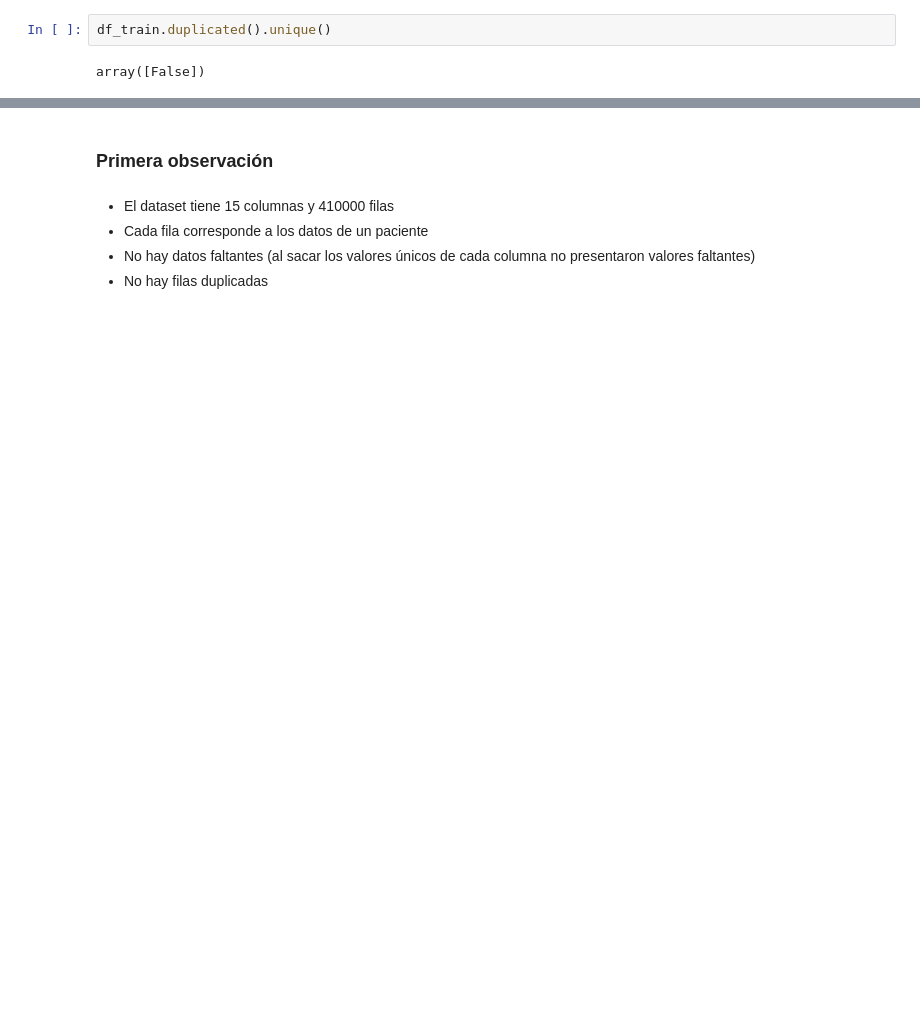
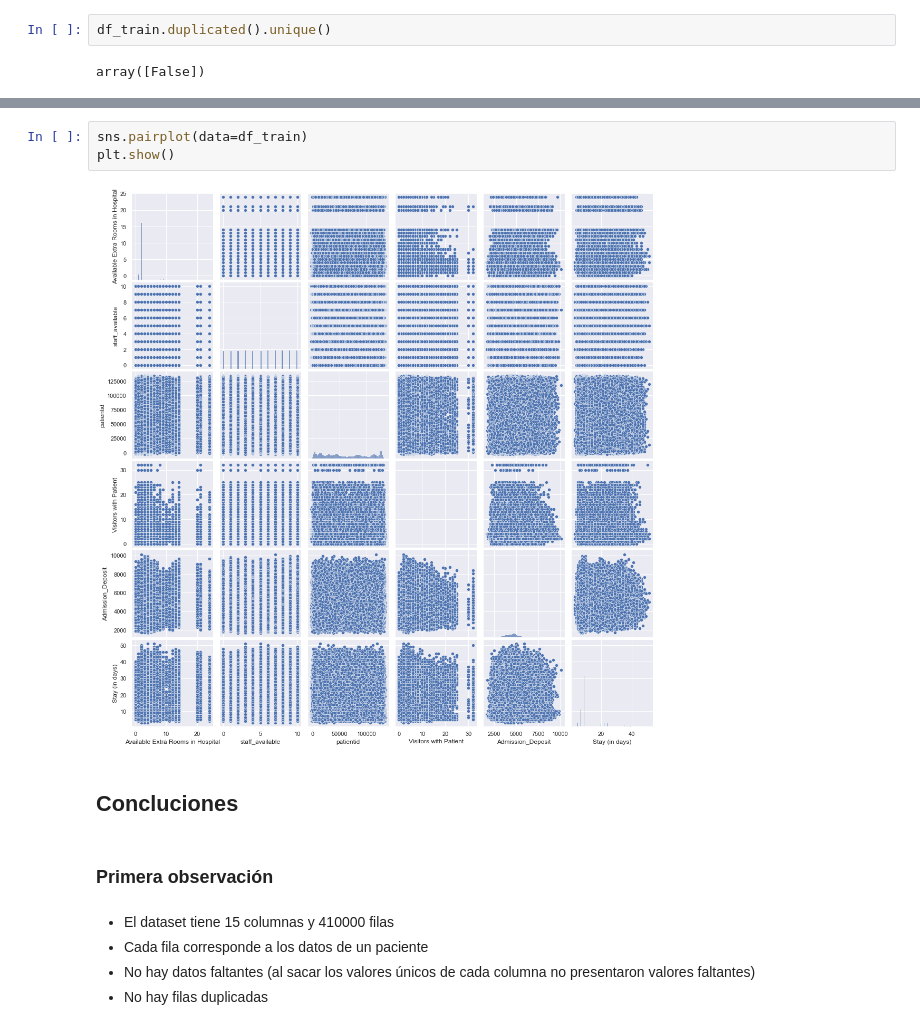
Before and after one commit to Heizhem/Datathon, a Jupyter notebook: eda.ipynb, the cells around one changed output, grey strips where cells are left out. Drawn from its saved outputs; the diff is of its cells as text; blank space fills up the shorter version.

```diff
--- a/eda.ipynb
+++ b/eda.ipynb
@@ -57,3 +127,10 @@ array([False])
+# %%
+sns.pairplot(data=df_train)
+plt.show()
+# %% [output]
+[figure, added]
+# %% [markdown]
+## Concluciones
 # %% [markdown]
 ### Primera observación
 # %% [markdown]
```
Also changed, not shown: parts of 16 cells of this notebook.
